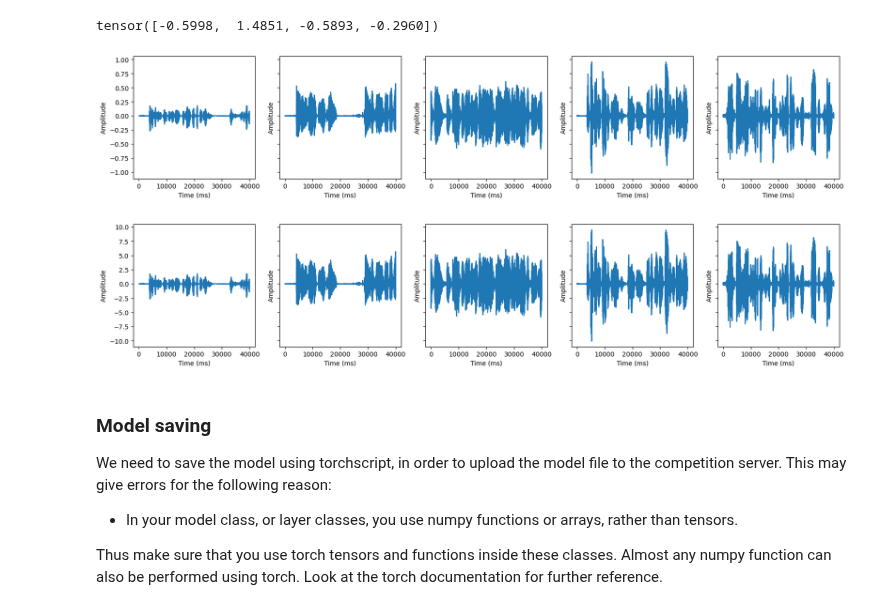
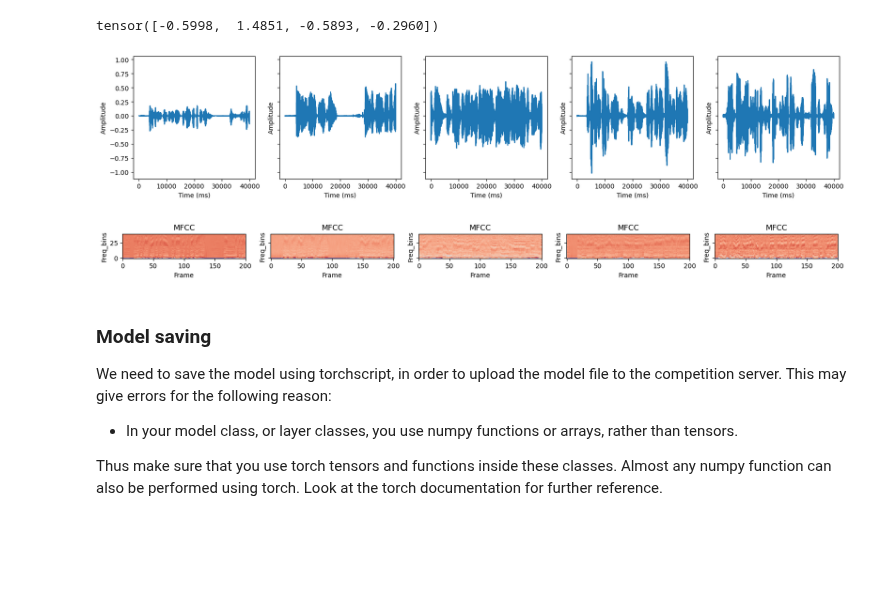
Before and after one commit to Floppy-vK/Language-ID, a Jupyter notebook: skeleton.ipynb, the cells around one changed output. Drawn from its saved outputs; the diff is of its cells as text; code cells hidden in the pictures; blank space fills up the shorter version.

```diff
--- a/skeleton.ipynb
+++ b/skeleton.ipynb
@@ -118,29 +134,29 @@ tensor([-0.5998,  1.4851, -0.5893, -0.2960])
 tensor_X_train = torch.tensor(X_train)
 normalized_tensor = normalization(tensor_X_train)
 normalized_array = np.array(normalized_tensor)
-# %%
-indexes = [10,11,12,13,14]
-
-fig, axes = plt.subplots(1,5, figsize = (20,3.5), sharey=True)
-
-for ax, audio_index in zip(axes,indexes):
-    ax.plot(time, X_train[audio_index])
-    ax.set_xlabel('Time (ms)')
-    ax.set_ylabel('Amplitude')
-
-#indexes_random = np.random.choice(6000, 5)
-
-time = np.linspace(0, 39999, 40000)
-
-fig, axes = plt.subplots(1,5, figsize = (20,3.5), sharey=True)
-
-for ax, audio_index in zip(axes,indexes):
-    ax.plot(time, normalized_array[audio_index])
-    ax.set_xlabel('Time (ms)')
-    ax.set_ylabel('Amplitude')
-# %% [output]
-[figure, removed]
-[figure, removed]
+# %%
+from matplotlib import cm
+
+indexes = [10,11,12,13,14]
+
+fig, axes = plt.subplots(1,5, figsize = (20,3.5), sharey=True)
+time = np.linspace(0, 39999, 40000)
+
+for ax, audio_index in zip(axes,indexes):
+    ax.plot(time, X_train[audio_index])
+    ax.set_xlabel('Time (ms)')
+    ax.set_ylabel('Amplitude')
+
+
+fig, axes = plt.subplots(1,5, figsize = (20,3.5), sharey=True)
+for ax, audio_index in zip(axes,indexes):
+    ax.imshow(normalized_array[audio_index], interpolation='nearest', cmap=cm.coolwarm, origin='lower')
+    ax.set_xlabel('Frame')
+    ax.set_ylabel('Freq_bins')
+    ax.set_title("MFCC")
+# %% [output]
+[figure, added]
+[figure, added]
 # %% [markdown]
 ### Model saving
 
```
Also changed, not shown: parts of 2 cells of this notebook.
